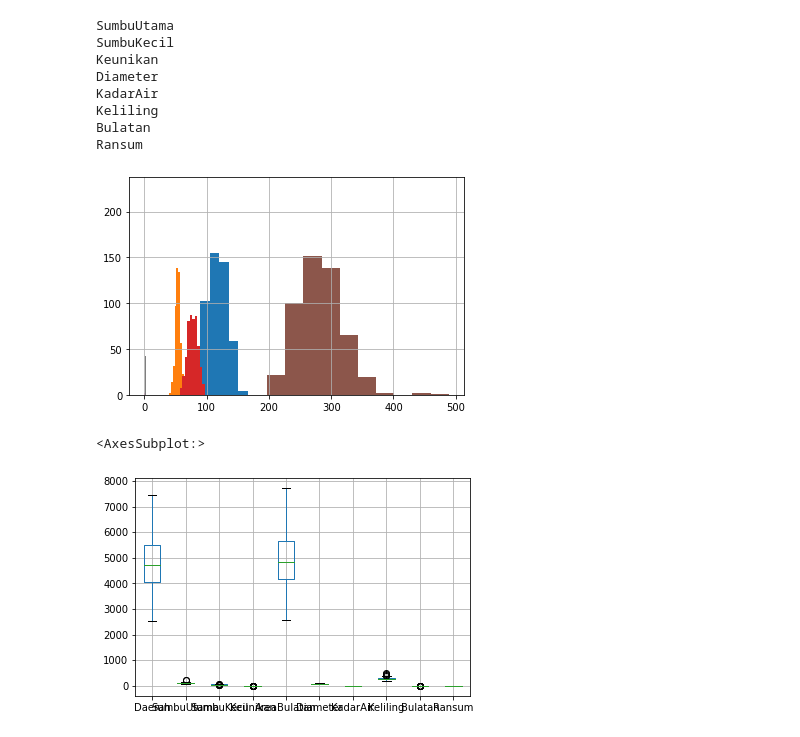
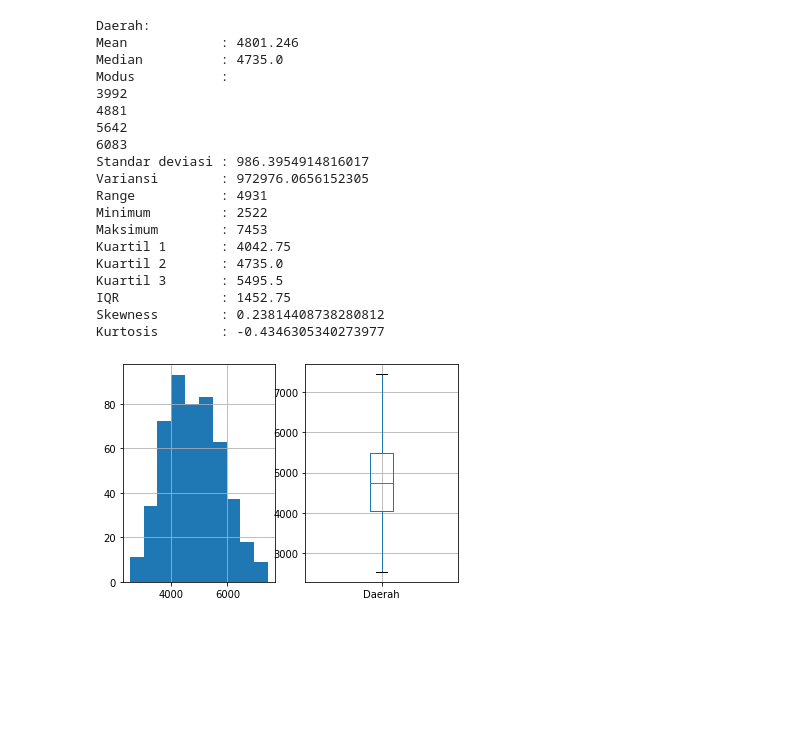
Before and after one commit to mgstabrani/tubes-probstat, a Jupyter notebook: 03-T1-IF2220-13519111.ipynb, the cells around one changed output. Drawn from its saved outputs; the diff is of its cells as text; code cells hidden in the pictures; blank space fills up the shorter version.

Commit message:
Fix visualization

```diff
--- a/03-T1-IF2220-13519111.ipynb
+++ b/03-T1-IF2220-13519111.ipynb
@@ -133,19 +86,24 @@ Kurtosis Ransum: -0.4286557930626147
 # %%
-for atribut in atribut_numerik:
-    print(atribut)
-    df[atribut].hist()
+statisticsDescriptive('Daerah')
+visualization('Daerah')
 # %% [output]
-SumbuUtama
-SumbuKecil
-Keunikan
-Diameter
-KadarAir
-Keliling
-Bulatan
-Ransum
+Daerah:
+Mean            : 4801.246
+Median          : 4735.0
+Modus           :
+3992
+4881
+5642
+6083
+Standar deviasi : 986.3954914816017
+Variansi        : 972976.0656152305
+Range           : 4931
+Minimum         : 2522
+Maksimum        : 7453
+Kuartil 1       : 4042.75
+Kuartil 2       : 4735.0
+Kuartil 3       : 5495.5
+IQR             : 1452.75
+Skewness        : 0.23814408738280812
+Kurtosis        : -0.4346305340273977
-[figure, old version]
+[figure, new version]
-# %%
-df.boxplot()
-# %% [output]
-<AxesSubplot:>
-[figure, removed]
```
Also changed, not shown: parts of 11 cells of this notebook.
